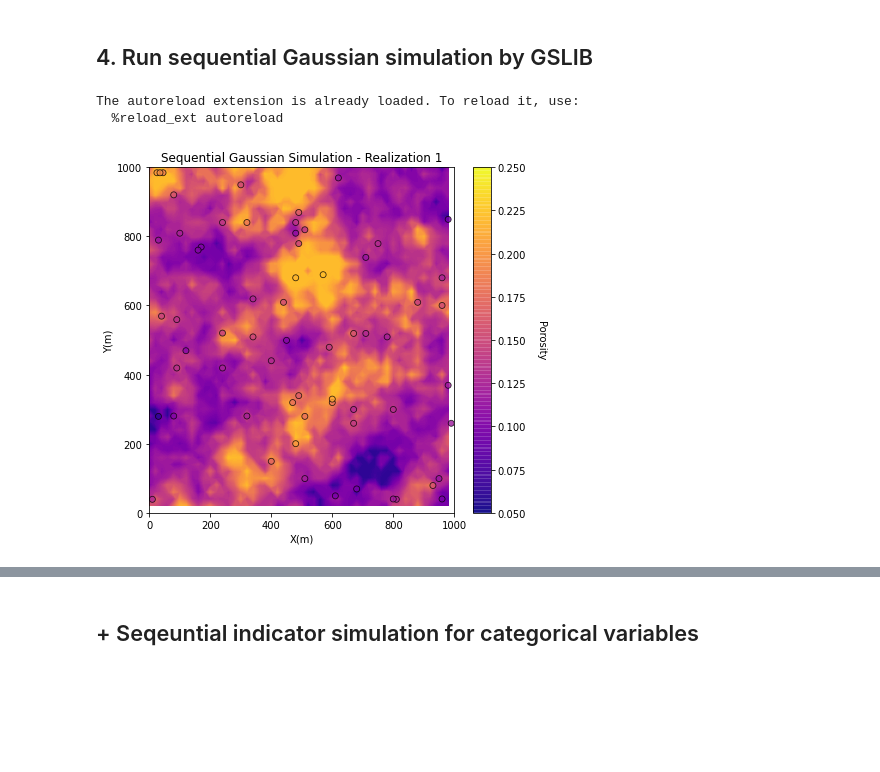
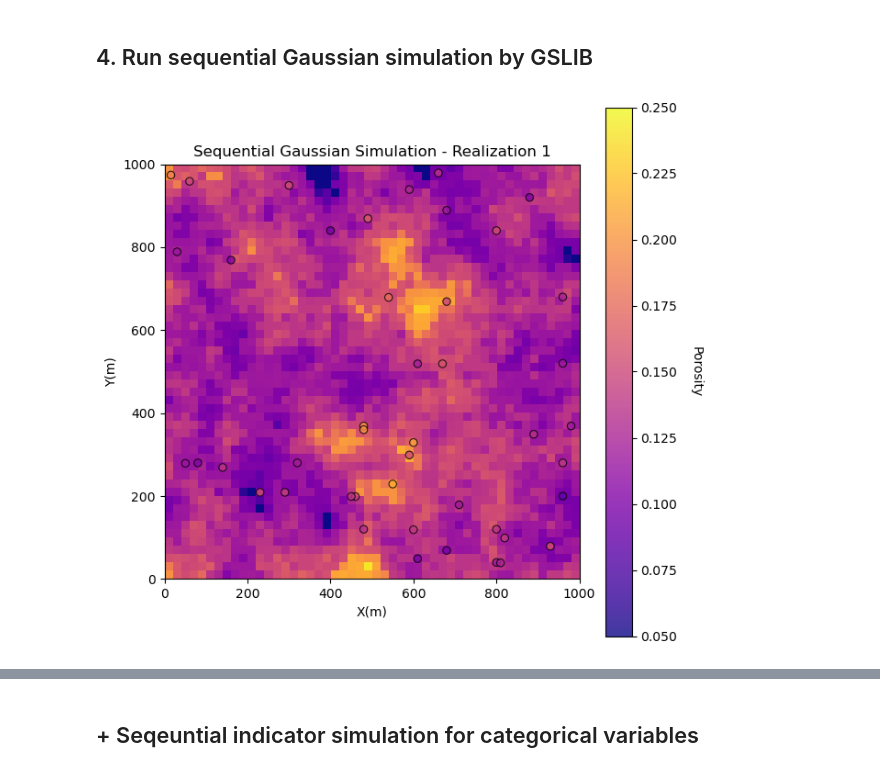
Before and after one commit to geomodeller/KSMER_GeostatsDemo, a Jupyter notebook: GeostatsDemo.ipynb, the cells around one changed output, grey strips where cells are left out. Drawn from its saved outputs; the diff is of its cells as text; code cells hidden in the pictures; blank space fills up the shorter version.

```diff
--- a/GeostatsDemo.ipynb
+++ b/GeostatsDemo.ipynb
@@ -30,7 +31,7 @@ os.chdir("C:/Users/jhg13/001_CGAN_Research/GeostatsDemo")
 # %%
 ## Import well datat
 df = pd.read_csv("1_sample_data.csv")                       # read a .csv file in as a DataFrame
-df_1, df_2 = df[df['Facies']==1].sample(40),df[df['Facies']==0].sample(25),
+df_1, df_2 = df[df['Facies']==1].sample(25),df[df['Facies']==0].sample(20),
 df = pd.concat([df_1,df_2]).reset_index()
 df['NPor'], tvPor, tnsPor = geostats.nscore(df, 'Porosity') # nscore transform for all facies porosity
 df.describe()                                               # summary statistics
@@ -182,14 +186,15 @@ Wall time: 36.1 s
 # %% [markdown]
 ## 4. Run sequential Gaussian simulation by GSLIB
-# %%
-# Wrapper for GSLIB
-%load_ext autoreload
-%autoreload 2
-from geostats_util import *
-df['Z'] = 25# This is for 3D model, so I put a dummy Z ... this should be easily expand to 3D model
-# %% [output]
-The autoreload extension is already loaded. To reload it, use:
-  %reload_ext autoreload
+# %%
+# Wrapper for GSLIB (from Dr. Pyrcz' work)
+%load_ext autoreload
+%autoreload 2
+from geostats_util import create_sgs_model, sgs_realizations
+
+from scipy.interpolate import interp1d
+tvPor_ = np.append(np.insert(tvPor,0,0.05), 0.3)
+tnsPor_ = np.append(np.insert(tnsPor,0,-3), 3)
+npor2por = interp1d(tnsPor_,tvPor_, kind='linear',bounds_error=False)
 # %%
 ## Define Variogram in dictionary format
 vario_sgs = { "nug": 0,      # Nugger
@@ -198,42 +203,34 @@ vario_sgs = { "nug": 0,      # Nugger
               "cc1": 1,      # Sill
               "azi1": 0.0,   # Azimuth of major direction
               "dip1": 0.0,   # No dip
-              "hmax1": 300,  # Major range (<- Lei, this is from your variogram)
-              "hmed1": 300,  # Minor range (<- again, this is from your variogram)
-              "hmin1": 150   # Vertical range
+              "hmax1": 300,  # Major range
+              "hmed1": 300,  # Minor range
+              "hmin1": 100   # Vertical range
 }
 # %%
 %%time
 ## Run SGS with GSLIB
-
+# for zmn in np.linspace(950,1050,11):
 # Creat Inputs for SGSIM.exe
 Num_real = 1
-nx,ny,nz = 50,50,1
-xsiz = 20.0; ysiz = 20.0; #cell size
-zsiz = 50.0
-xmn = 0.0; ymn = 0.0; # grid origin, location center of lower left cell
+nx,ny,nz = nx,ny,1
+xsiz = xsiz; ysiz = ysiz; #cell size
+zsiz = 100.0
+xmn = xmn; ymn = ymn; zmn = 1050; # grid origin, location center of lower left cell
 
 Input_sgs = create_sgs_model(df, vario_sgs, Val_name = 'NPor',Val_range=[-3,3], Num_real = Num_real, seed=77777,
-                                 grid_dim = [nx,ny,nz], horizon_grid_size = xsiz, vertical_grid_size = zsiz,
+                                 grid_dim = [nx,ny,nz], grid_mn=[xmn, ymn, zmn], horizon_grid_size = xsiz, vertical_grid_size = zsiz,
+
                                  )
 # Run GSLIB and read output (sgsim.out)
 sgs = sgs_realizations(Input_sgs)
-shape_of_sgs = sgs.shape
-
-# Inverse transform of SGS realization
-if len(sgs.shape)>=3:
-    for i in range(sgs.shape[0]):
-        sgs[i] = CDF_mapping(sgs[i],df['Porosity'].values).reshape(shape_of_sgs[1:])
-        sgs[i] = sgs[i,::-1]
-else:
-    sgs = CDF_mapping(sgs,df['Porosity'].values).reshape(shape_of_sgs)
-    sgs = sgs[::-1]
+sgs = npor2por(sgs)
 
 cmap = plt.cm.plasma #color map
 plt.subplot(131)
-GSLIB.locpix_st(sgs,xmin,xmax,ymin,ymax,xsiz,0.05,0.25,df,'X','Y','Porosity','Sequential Gaussian Simulation - Realization 1','X(m)','Y(m)','Porosity',cmap)
+GSLIB.locpix_st(sgs[0,::-1,:],xmin,xmax,ymin,ymax,xsiz,0.05,0.25,df,'X','Y','Porosity','Sequential Gaussian Simulation - Realization 1','X(m)','Y(m)','Porosity',cmap)
 
 plt.subplots_adjust(left=0.0, bottom=0.0, right=3.0, top=1.2, wspace=0.2, hspace=0.2)
 plt.show()
 # %% [output]
-[figure, old version]
+[figure, new version]
```
Also changed, not shown: parts of 13 cells of this notebook.
